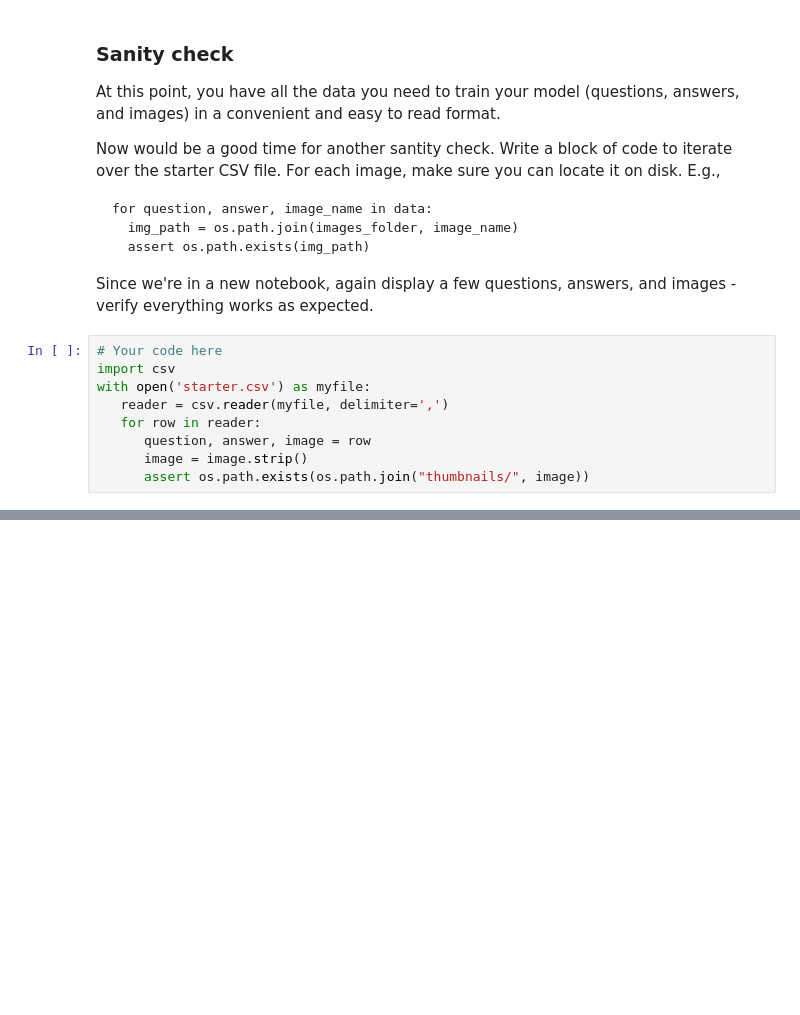
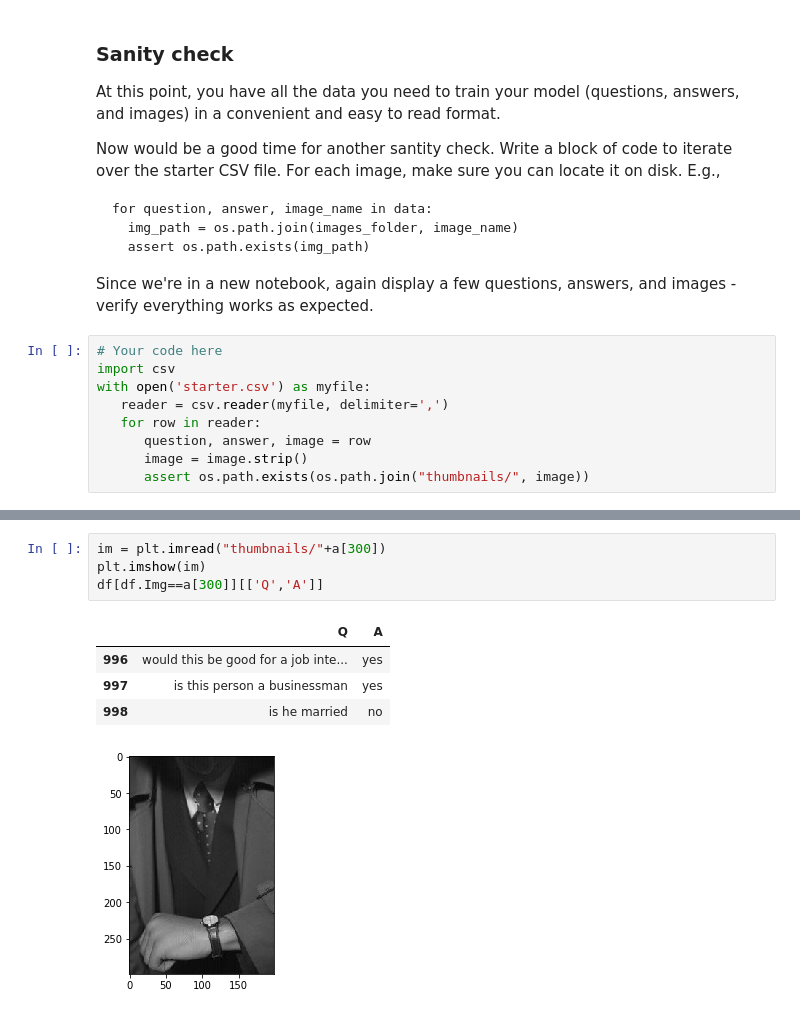
Before and after one commit to ysjbluemoon/Applied-Deep-Learning, a Jupyter notebook: Assignment 4/a4_2.ipynb, the cells around one changed output, grey strips where cells are left out. Cells and saved outputs as stored; diff of their text form; blank space fills up the shorter version.

```diff
--- a/Assignment 4/a4_2.ipynb
+++ b/Assignment 4/a4_2.ipynb
@@ -99,0 +118,10 @@ with open('starter.csv') as myfile:
+# %%
+im = plt.imread("thumbnails/"+a[300])
+plt.imshow(im)
+df[df.Img==a[300]][['Q','A']]
+# %% [output]
+|  | Q | A |
+| 996 | would this be good for a job inte... | yes |
+| 997 | is this person a businessman | yes |
+| 998 | is he married | no |
+[figure, added]
```
Also changed, not shown: parts of 15 cells of this notebook.
